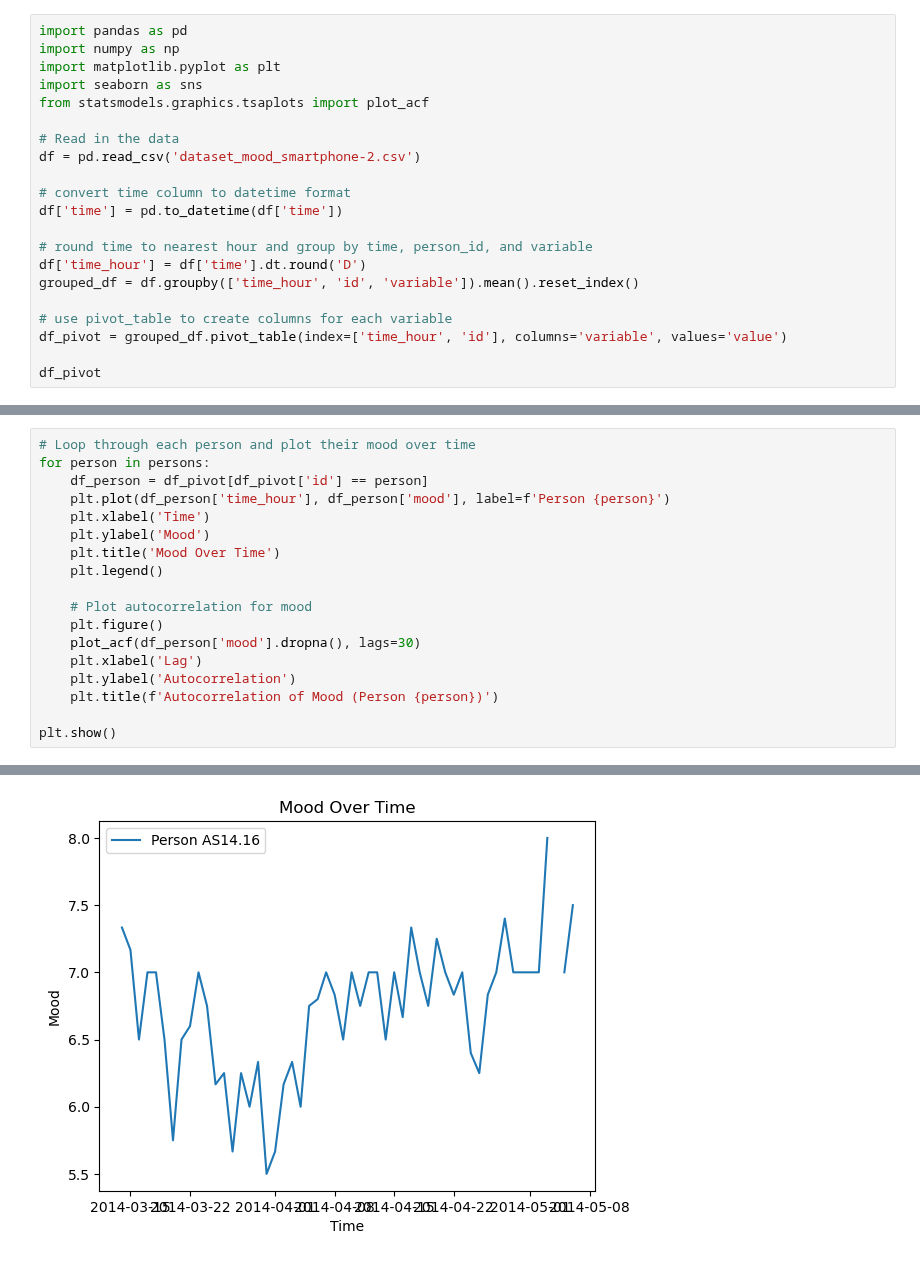
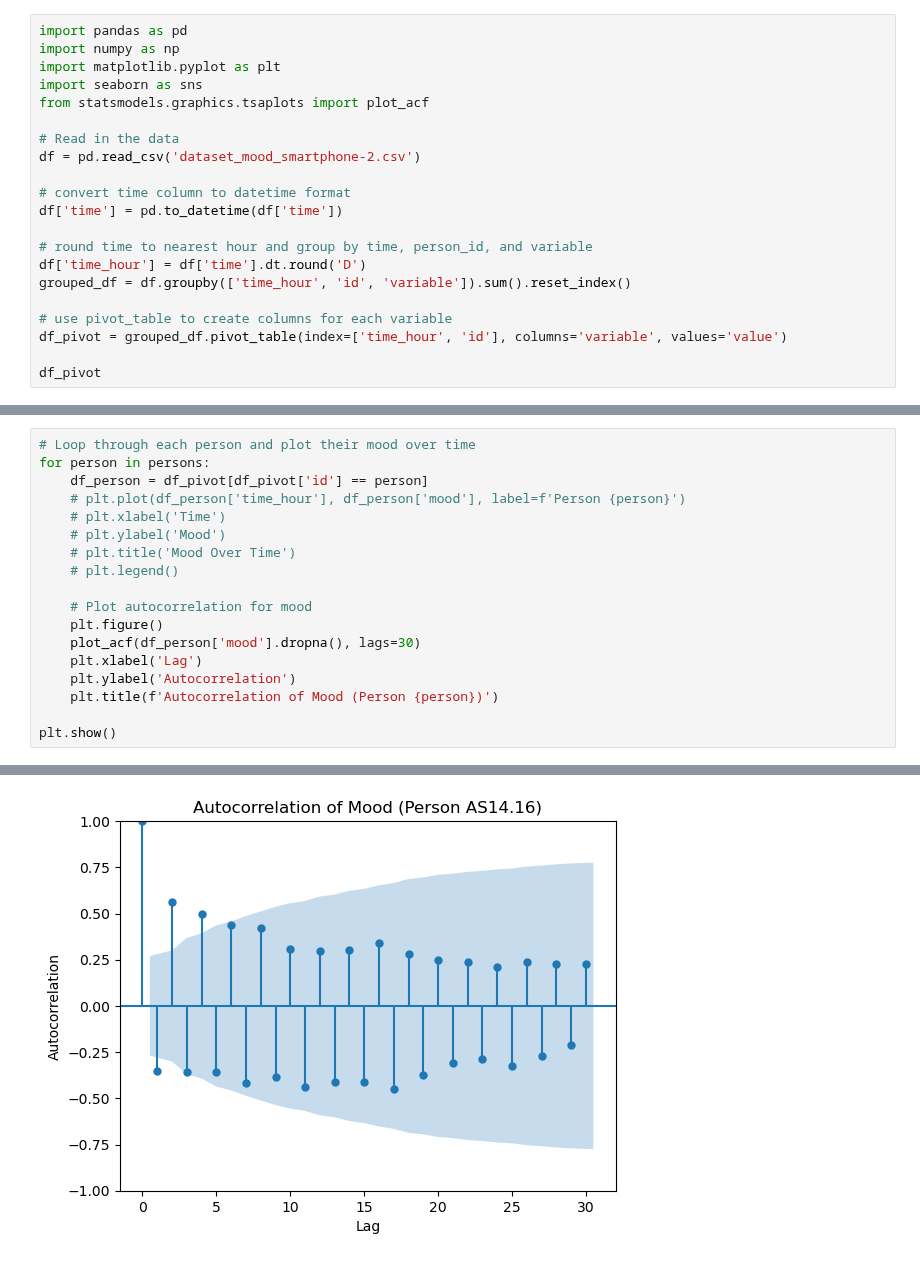
Before and after one commit to QST23/course_dmt, a Jupyter notebook: ass1/exploration_noah2.ipynb, the cells around one changed output, grey strips where cells are left out. Saved outputs shown, nothing was run; the diff lists cells and outputs as text.

```diff
--- a/ass1/exploration_noah2.ipynb
+++ b/ass1/exploration_noah2.ipynb
@@ -13,7 +13,7 @@ df['time'] = pd.to_datetime(df['time'])
 
 # round time to nearest hour and group by time, person_id, and variable
 df['time_hour'] = df['time'].dt.round('D')
-grouped_df = df.groupby(['time_hour', 'id', 'variable']).mean().reset_index()
+grouped_df = df.groupby(['time_hour', 'id', 'variable']).sum().reset_index()
 
 # use pivot_table to create columns for each variable
 df_pivot = grouped_df.pivot_table(index=['time_hour', 'id'], columns='variable', values='value')
@@ -84,11 +84,11 @@ plt.show()
 # Loop through each person and plot their mood over time
 for person in persons:
     df_person = df_pivot[df_pivot['id'] == person]
-    plt.plot(df_person['time_hour'], df_person['mood'], label=f'Person {person}')
-    plt.xlabel('Time')
-    plt.ylabel('Mood')
-    plt.title('Mood Over Time')
-    plt.legend()
+    # plt.plot(df_person['time_hour'], df_person['mood'], label=f'Person {person}')
+    # plt.xlabel('Time')
+    # plt.ylabel('Mood')
+    # plt.title('Mood Over Time')
+    # plt.legend()
 
     # Plot autocorrelation for mood
     plt.figure()
@@ -102 +103 @@ plt.show()
-[figure, old version]
+[figure, new version]
```
Also changed, not shown: parts of 4 cells of this notebook, 1 other file.
